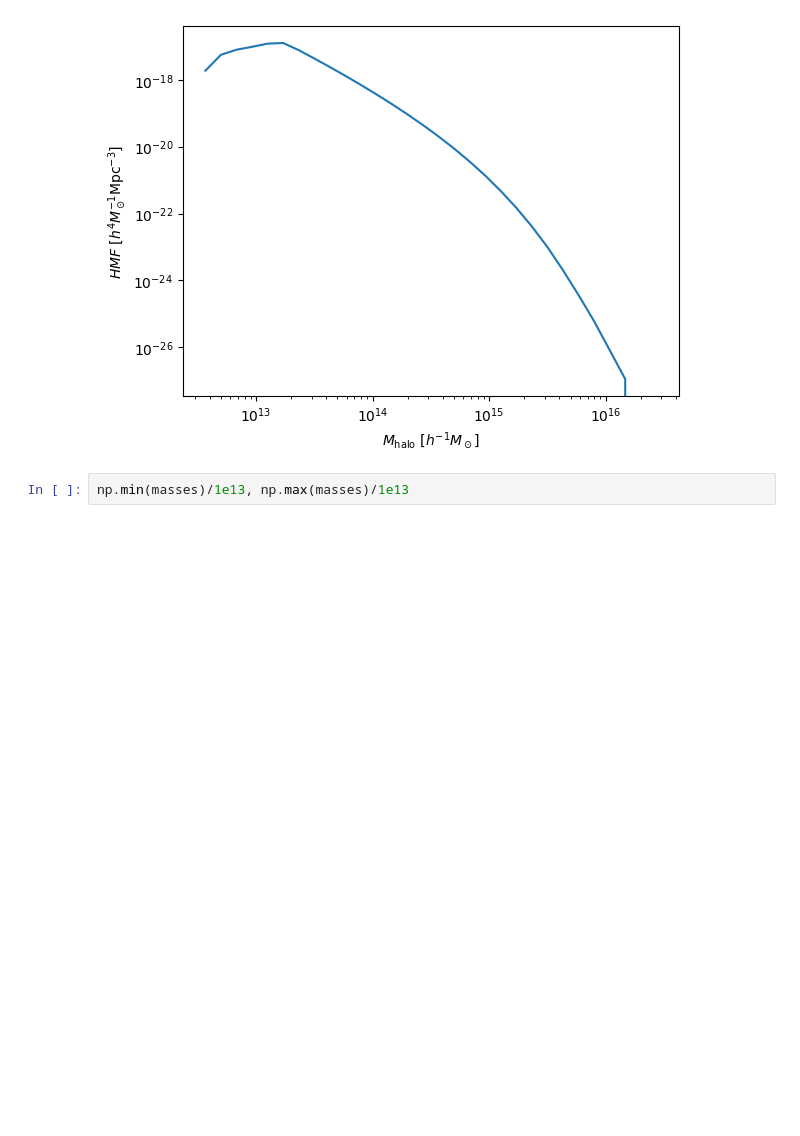
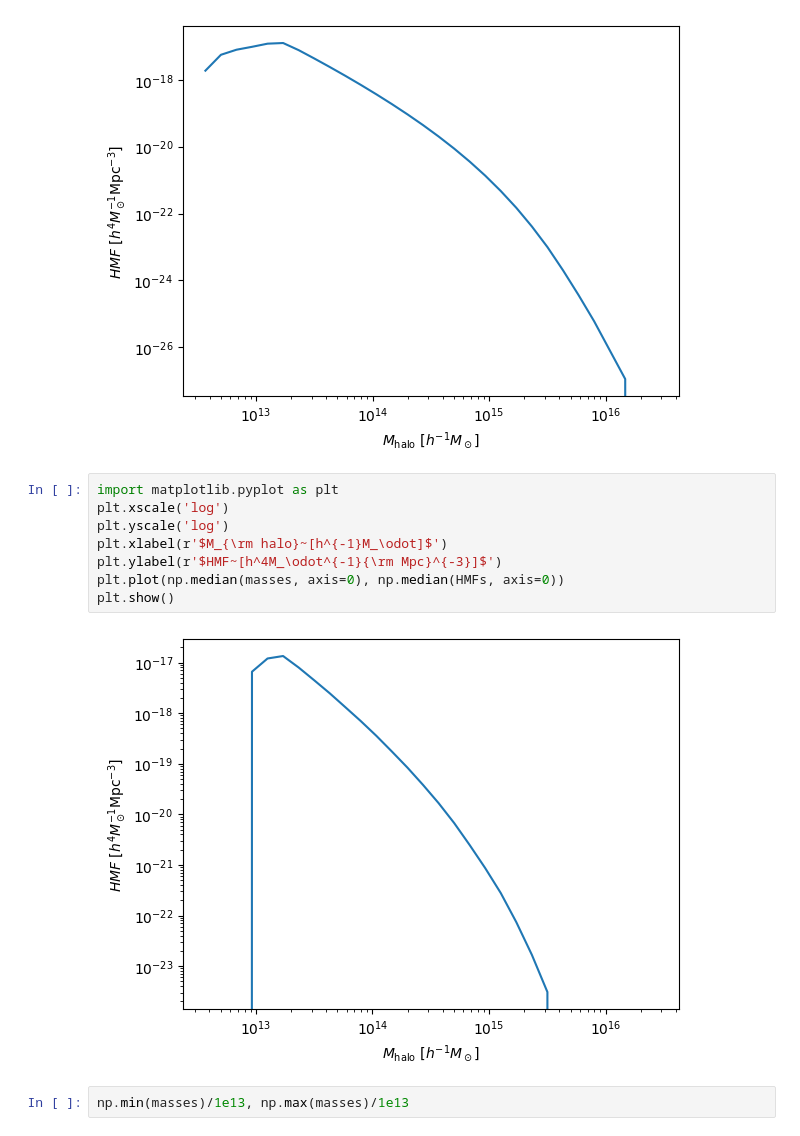
Before and after one commit to Yash-10/cvt-cosmo-inference, a Jupyter notebook: preprocessing/create_halo_maps.ipynb, the cells around one changed output. Drawn from its saved outputs; the diff is of its cells as text; blank space fills up the shorter version.

Commit message:
Update with median HMF plot apart from mean HMF

```diff
--- a/preprocessing/create_halo_maps.ipynb
+++ b/preprocessing/create_halo_maps.ipynb
@@ -187,6 +187,16 @@ plt.plot(np.mean(masses, axis=0), np.mean(HMFs, axis=0))
 plt.show()
 # %% [output]
 [figure]
+# %%
+import matplotlib.pyplot as plt
+plt.xscale('log')
+plt.yscale('log')
+plt.xlabel(r'$M_{\rm halo}~[h^{-1}M_\odot]$')
+plt.ylabel(r'$HMF~[h^4M_\odot^{-1}{\rm Mpc}^{-3}]$')
+plt.plot(np.median(masses, axis=0), np.median(HMFs, axis=0))
+plt.show()
+# %% [output]
+[figure, added]
 # %%
 np.min(masses)/1e13, np.max(masses)/1e13
 # %% [output]
```
Also changed, not shown: parts of 6 cells of this notebook.
